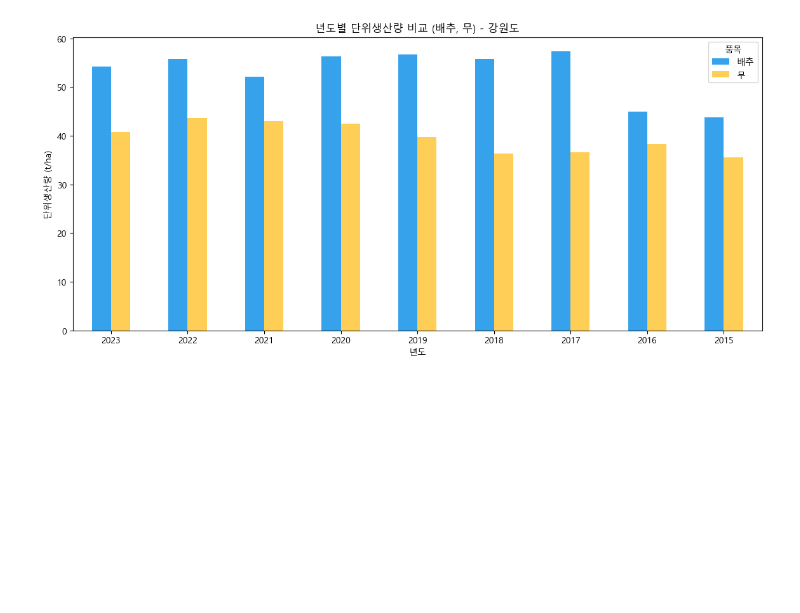
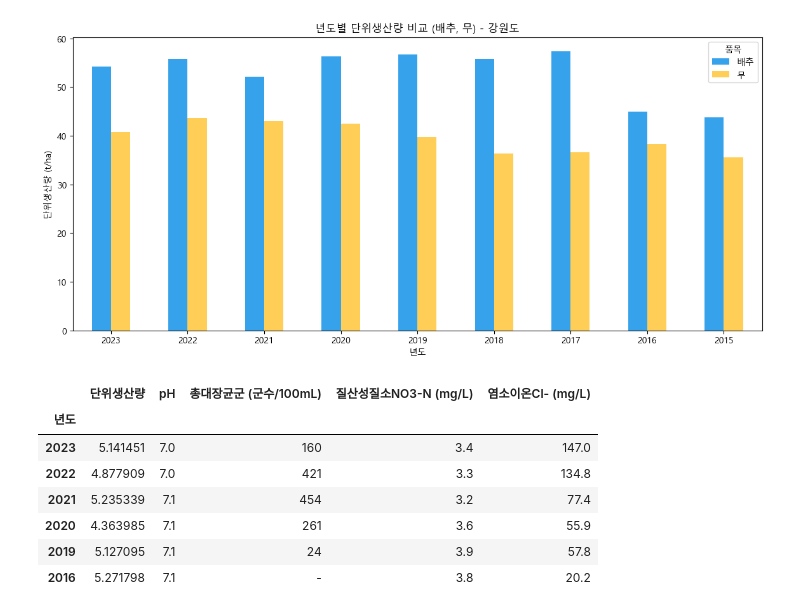
Before and after one commit to gwang1234/food_yield_analysis, a Jupyter notebook: foodWeather_data.ipynb, the cells around one changed output. Drawn from its saved outputs; the diff is of its cells as text; code cells hidden in the pictures; blank space fills up the shorter version.

```diff
--- a/foodWeather_data.ipynb
+++ b/foodWeather_data.ipynb
@@ -468,4 +464,20 @@ plt.show()
 # %% [output]
 [figure]
 # %%
-# later...
+# 지역별, 품목별, 단위생산량과 지하수 중금속 농도 간의 연관관계 표
+# 강원도 쌀생산량과 지하수 중금속 농도 비교
+comparison = rice.join(quality)
+comparison.dropna(axis=0, inplace=True)
+
+comparison = comparison.xs('강원도', level='행정구역별')
+comparison.drop(columns=['면적', '생산량'], inplace=True)
+comparison
+# %% [output]
+|  | 단위생산량 | pH | 총대장균군 (군수/100mL) | 질산성질소NO3-N (mg/L) | 염소이온Cl- (mg/L) |
+| 년도 |  |  |  |  |  |
+| 2023 | 5.141451 | 7.0 | 160 | 3.4 | 147.0 |
+| 2022 | 4.877909 | 7.0 | 421 | 3.3 | 134.8 |
+| 2021 | 5.235339 | 7.1 | 454 | 3.2 | 77.4 |
+| 2020 | 4.363985 | 7.1 | 261 | 3.6 | 55.9 |
+| 2019 | 5.127095 | 7.1 | 24 | 3.9 | 57.8 |
+| 2016 | 5.271798 | 7.1 | - | 3.8 | 20.2 |
```
Also changed, not shown: parts of 3 cells of this notebook.
